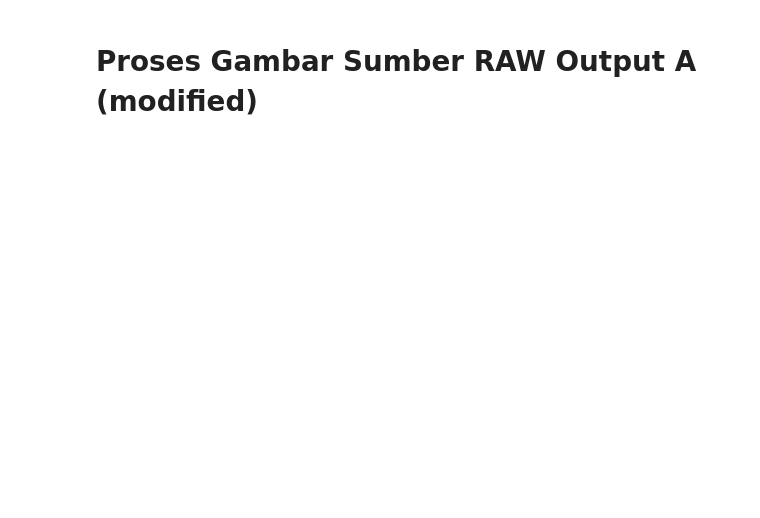
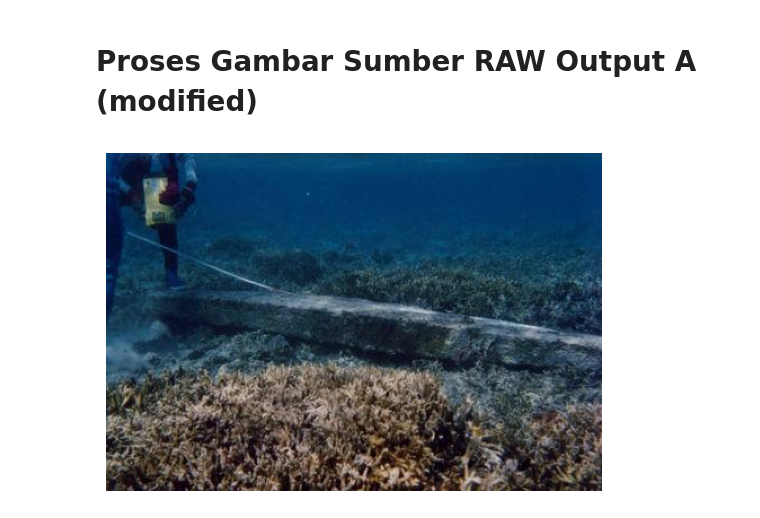
Before and after one commit to mirzayogy/2024_haofeng_hu, a Jupyter notebook: main_d_modified_a.ipynb, the cells around one changed output. Saved outputs shown, nothing was run; the diff lists cells and outputs as text; code cells hidden in the pictures; blank space fills up the shorter version.

Commit message:
new result

```diff
--- a/main_d_modified_a.ipynb
+++ b/main_d_modified_a.ipynb
@@ -1,2 +1,15 @@
 # %% [markdown]
 # Proses Gambar Sumber RAW Output A (modified)
+# %%
+from lib.show import show_image_group_auto_numpy, show_image_matplotlib
+
+import cv2
+
+pathfile = "../UIEB/raw-890/"
+# pathfile = "../UIEB/results/2024_haofeng_hu_just_a/"
+filename = "106_img_.png"
+fpath = pathfile + filename
+img = cv2.imread(fpath)
+show_image_matplotlib(img)
+# %% [output]
+[figure, added]
```
Also changed, not shown: parts of 8 cells of this notebook, 26 other files.
